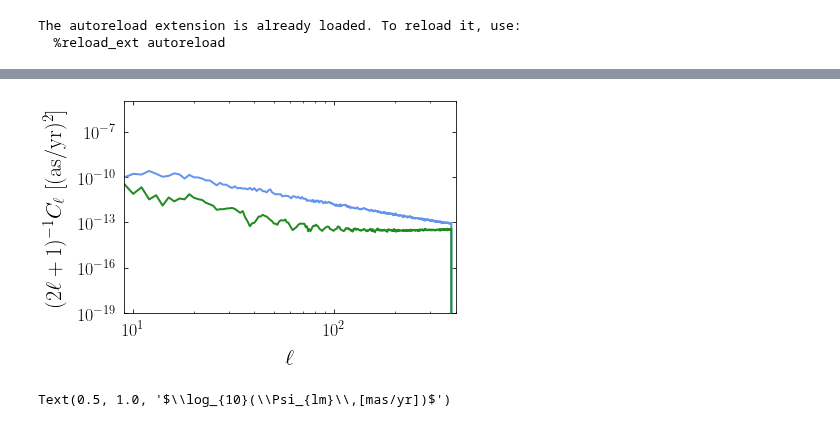
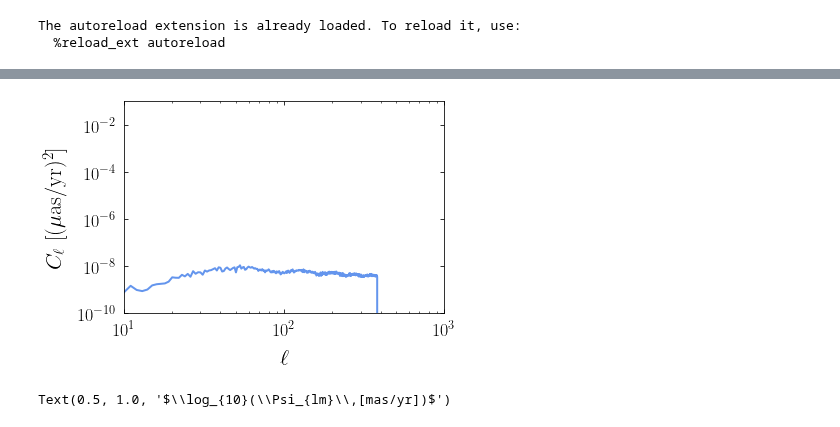
Before and after one commit to smsharma/astrometry-lensing-correlations, a Jupyter notebook: Simulations/SubhaloSample.ipynb, the cells around one changed output, grey strips where cells are left out. Cells and saved outputs as stored; diff of their text form; code cells hidden in the pictures.

```diff
--- a/Simulations/SubhaloSample.ipynb
+++ b/Simulations/SubhaloSample.ipynb
@@ -73,30 +52,17 @@ for i in range((nsim)):
-# %%
-ell = np.arange(len(sim[0].Cl_B))
-
-plt.plot(ell, (sim[0].Cl_B)/(2*ell + 1)/1e-12)
-plt.plot(ell, sim[0].Cl_C/(2*ell + 1)/1e-12)
-
-# ells, Cl = bin_cells(sim[0].Cl_B/(2*ell + 1)/1e-12, 1, np.max(ell)+1, 20)
-# plt.plot(ells, Cl)
-
-# plt.plot(ell, sim[0].Cl_B_alpha/(2*ell + 1)/1e-12)
-# plt.plot(ell, sim[0].Cl_C_alpha/(2*ell + 1)/1e-12)
-
-# plt.plot(ell, (sim[0].Cl_B_mu_alpha)/(2*ell + 1)/1e-12)
-# plt.plot(ell, (sim[0].Cl_C_mu_alpha)/(2*ell + 1)/1e-12)
-
-plt.yscale("log")
-plt.xscale("log")
-plt.xlim(9, 400)
-plt.ylim(1e-19,1e-5)
-plt.ylabel("$(2\ell + 1)^{-1} C_\ell$ [(as/yr)$^2$]")
-plt.xlabel("$\ell$")
-# plt.legend(title='Distance to lens')
-# plt.title('Gaussian lens, $R_0$ = 1 kpc, $M_0 = 10^8\,\mathrm{M}_\odot$, $\dot\\theta$ = 1 mas/yr')
-plt.tight_layout()
-# plt.savefig("Gauss.pdf")
-# %% [output]
-[figure, removed]
+# %%
+ell = np.arange(len(sim.Cl_B))
+
+plt.plot(ell, ell*(ell+1)*(sim.Cl_B)/(2*ell + 1)/1e-12)
+
+plt.yscale("log")
+plt.xscale("log")
+plt.xlim(10, 1000)
+plt.ylim(1e-10,1e-1)
+plt.ylabel("$C_\ell$ [($\mu$as/yr)$^2$]")
+plt.xlabel("$\ell$")
+plt.tight_layout()
+# %% [output]
+[figure, added]
 # %%
 lmin_plot = 0
 lmax_plot = 300
```
Also changed, not shown: parts of 8 cells of this notebook, 15 other files.
